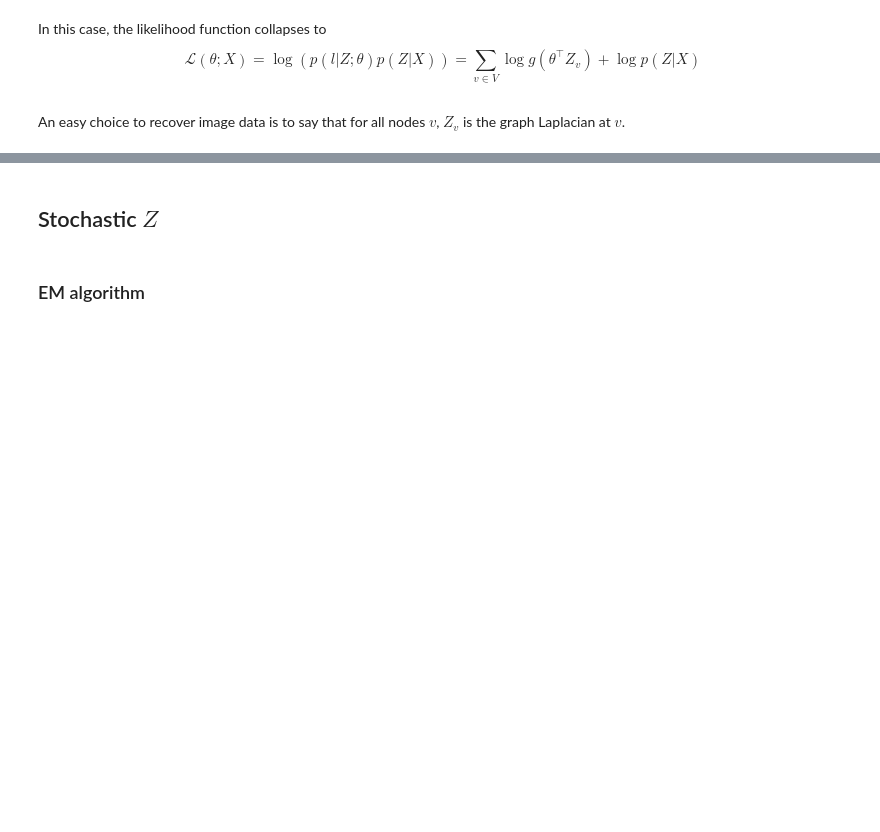
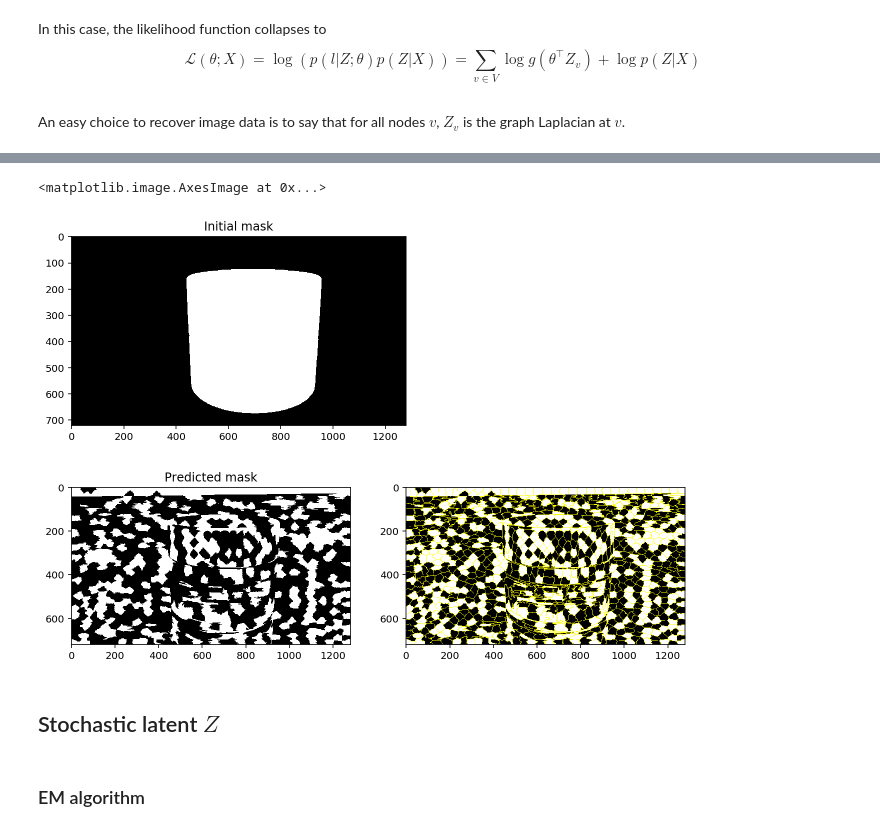
Before and after one commit to JulesSanchez/PhotoRoom-Object-Segmentation, a Jupyter notebook: notebooks/crf.ipynb, the cells around one changed output, grey strips where cells are left out. Drawn from its saved outputs; the diff is of its cells as text; code cells hidden in the pictures; blank space fills up the shorter version.

```diff
--- a/notebooks/crf.ipynb
+++ b/notebooks/crf.ipynb
@@ -225,4 +191,32 @@ accuracy_score(labels, labels_predict)
+# %%
+def rebuild_mask(img, assignments, predict_labels):
+    """Build a mask from the predicted labels and assignment matrix."""
+    mask = np.zeros_like(img)
+    for y in range(img.shape[0]):
+        for x in range(img.shape[1]):
+            if predict_labels[assignments[y, x]] > 0:
+                mask[y, x, :] = 255
+    return mask
+# %%
+mask_predict = rebuild_mask(img, assignments, labels_predict)
+# %%
+plt.figure()
+plt.title("Initial mask")
+plt.imshow(mask)
+
+
+plt.figure(figsize=(11, 7))
+mask_predict_boundaries = mark_boundaries(mask_predict, assignments)
+plt.subplot(121)
+plt.title("Predicted mask")
+plt.imshow(mask_predict)
+plt.subplot(122)
+plt.imshow(mask_predict_boundaries)
+# %% [output]
+<matplotlib.image.AxesImage at 0x...>
+[figure, added]
+[figure, added]
 # %% [markdown]
-## Stochastic $Z$
+## Stochastic latent $Z$
 # %% [markdown]
 ### EM algorithm
```
Also changed, not shown: parts of 9 cells of this notebook.
